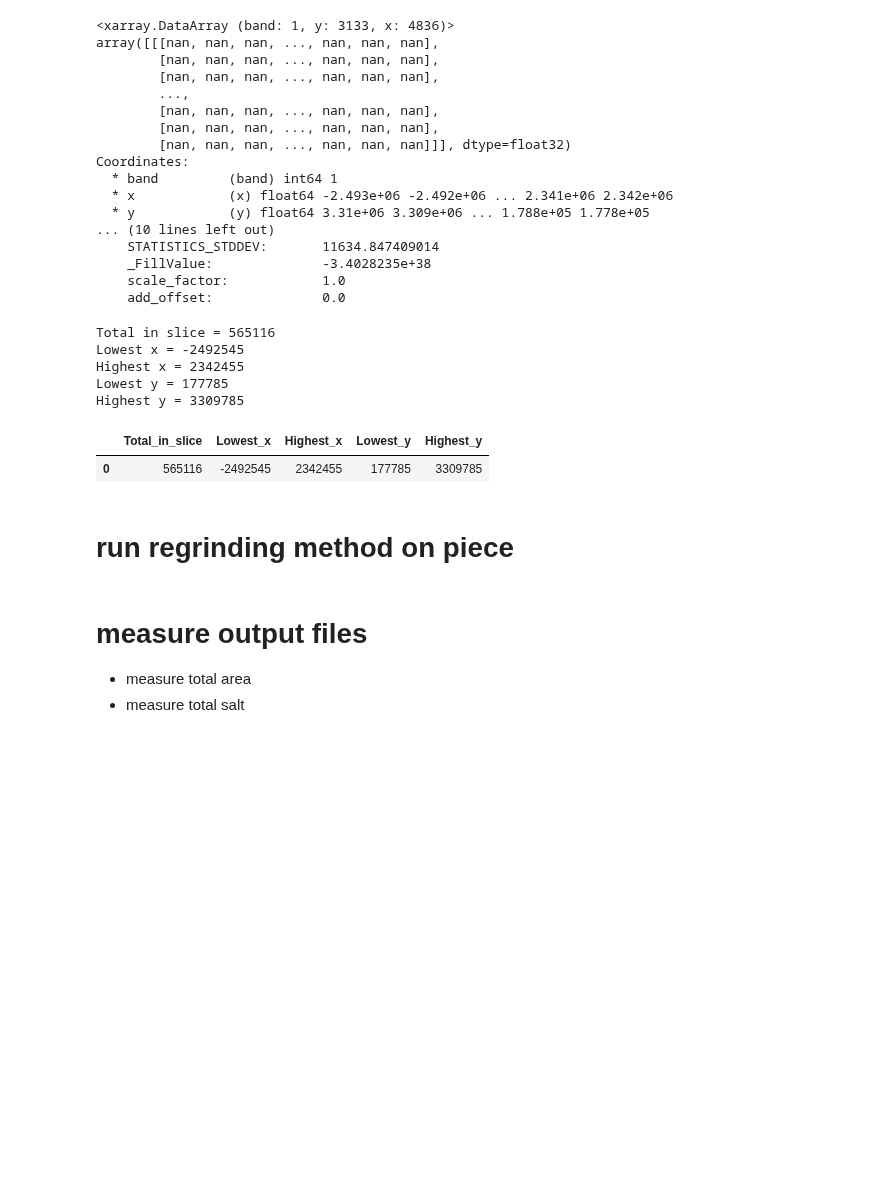
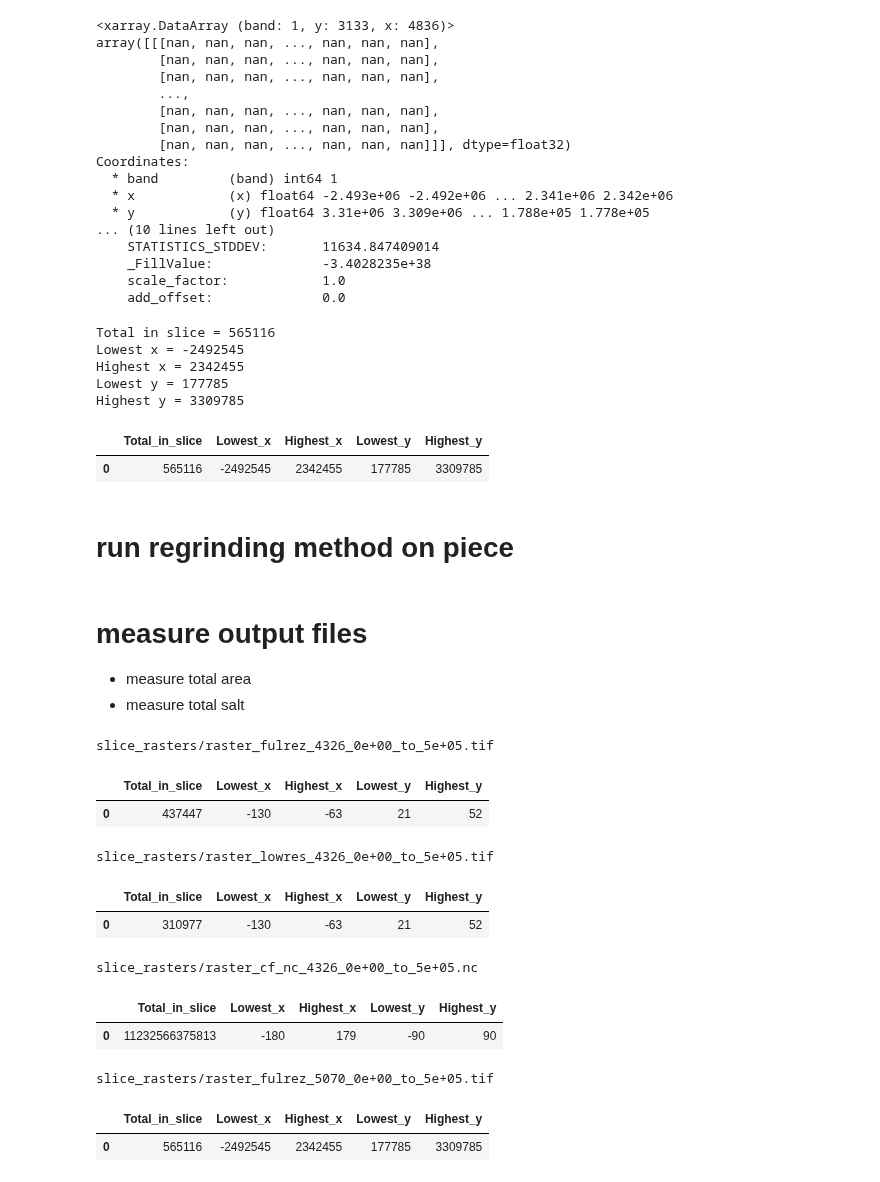
Before and after one commit to toddclark000/Shuying_salt, a Jupyter notebook: conservation_test.ipynb, the cells around one changed output. Saved outputs shown, nothing was run; the diff lists cells and outputs as text; code cells hidden in the pictures; blank space fills up the shorter version.

```diff
--- a/conservation_test.ipynb
+++ b/conservation_test.ipynb
@@ -104,6 +107,54 @@ xr_array.rio.to_raster(f"Shuying_salt/slice_rasters/{test}.tif")
 # %% [markdown]
 # run regrinding  method on piece
+# %%
+
+
+fulrez_4326_path = f"slice_rasters/raster_{resolutions[0]}_{epsg_s[1]}_{slices[0]:.0e}_to_{slices[1]:.0e}.tif"
+lowrez_4326_path = f"slice_rasters/raster_{resolutions[1]}_{epsg_s[1]}_{slices[0]:.0e}_to_{slices[1]:.0e}.tif"
+output_nc_path = f"slice_rasters/raster_{resolutions[2]}_{epsg_s[1]}_{slices[0]:.0e}_to_{slices[1]:.0e}.nc"
+input_tif_5070_path = f"slice_rasters/raster_{resolutions[0]}_{epsg_s[0]}_{slices[0]:.0e}_to_{slices[1]:.0e}.tif"
+template_path = r"template_data/dust_emissions_05.20210906.nc"
+
+tif_to_nc(fulrez_4326_path, lowrez_4326_path, output_nc_path, input_tif_5070_path, template_path, scaling_factor=scaling_factor)
 # %% [markdown]
 # measure output files
 - measure total area
 - measure total salt
+# %%
+# open file
+paths = fulrez_4326_path, lowrez_4326_path, output_nc_path, input_tif_5070_path
+
+for path in paths:
+    #open transformed slice
+    xr_array = rioxarray.open_rasterio(path)
+    xr_array = xr_array.where(xr_array != xr_array._FillValue)
+
+    #compute stats for slice
+    stats = pd.DataFrame({
+    "Total_in_slice":int(xr_array.sum()),
+    "Lowest_x":int(xr_array.x.min()),
+    "Highest_x":int(xr_array.x.max()),
+    "Lowest_y":int(xr_array.y.min()),
+    "Highest_y":int(xr_array.y.max())
+    }, index = [0])
+
+    print(path)
+    display(stats)
+    #output stats
+    stats.to_csv(f"slice_stats/stats_{resolutions[0]}_{epsg_s[0]}_{slices[0]:.0e}_to_{slices[1]:.0e}.csv")
+
+xr_array = rioxarray.open_rasterio(input_tif_5070_path)
+xr_array = xr_array.where(xr_array != xr_array._FillValue)
+# %% [output]
+slice_rasters/raster_fulrez_4326_0e+00_to_5e+05.tif
+|  | Total_in_slice | Lowest_x | Highest_x | Lowest_y | Highest_y |
+| 0 | 437447 | -130 | -63 | 21 | 52 |
+slice_rasters/raster_lowres_4326_0e+00_to_5e+05.tif
+|  | Total_in_slice | Lowest_x | Highest_x | Lowest_y | Highest_y |
+| 0 | 310977 | -130 | -63 | 21 | 52 |
+slice_rasters/raster_cf_nc_4326_0e+00_to_5e+05.nc
+|  | Total_in_slice | Lowest_x | Highest_x | Lowest_y | Highest_y |
+| 0 | 11232566375813 | -180 | 179 | -90 | 90 |
+slice_rasters/raster_fulrez_5070_0e+00_to_5e+05.tif
+|  | Total_in_slice | Lowest_x | Highest_x | Lowest_y | Highest_y |
+| 0 | 565116 | -2492545 | 2342455 | 177785 | 3309785 |
```
Also changed, not shown: parts of 4 cells of this notebook, 9 other files.
